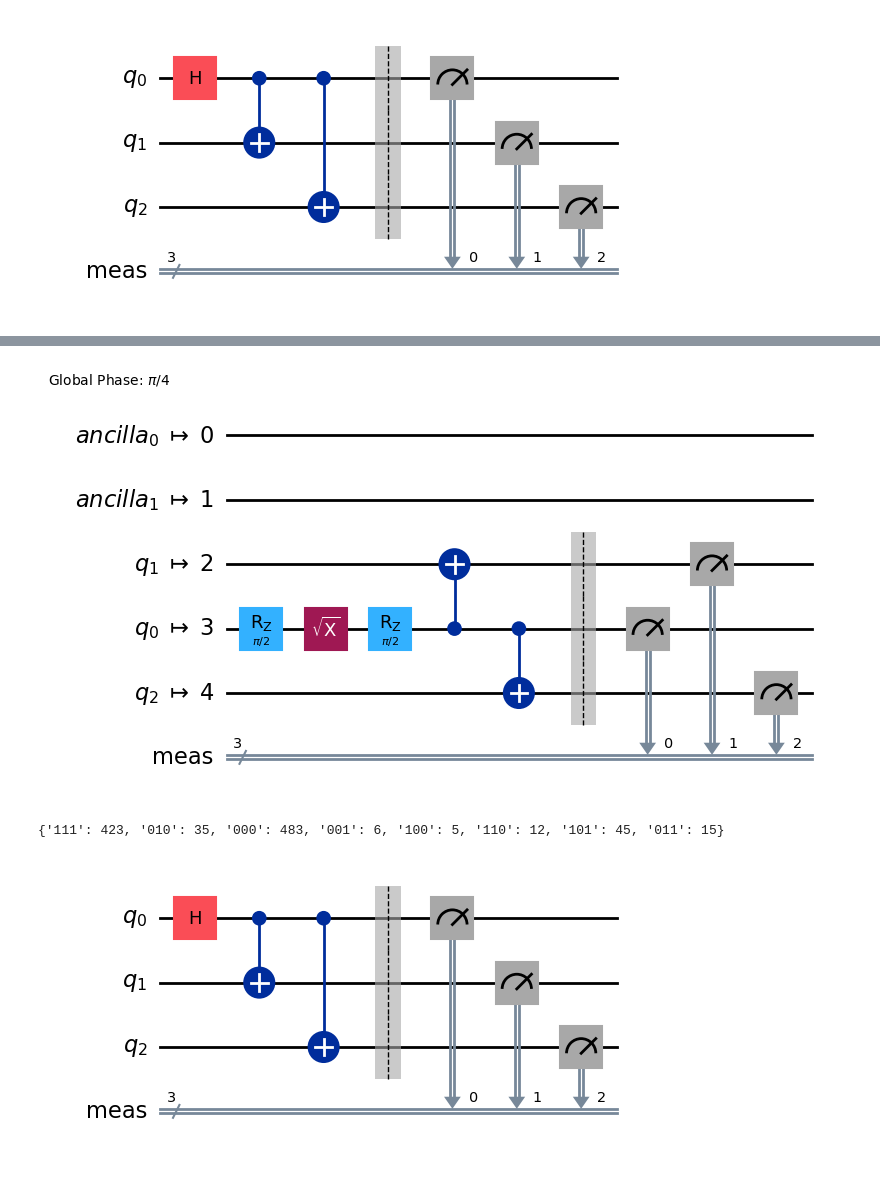
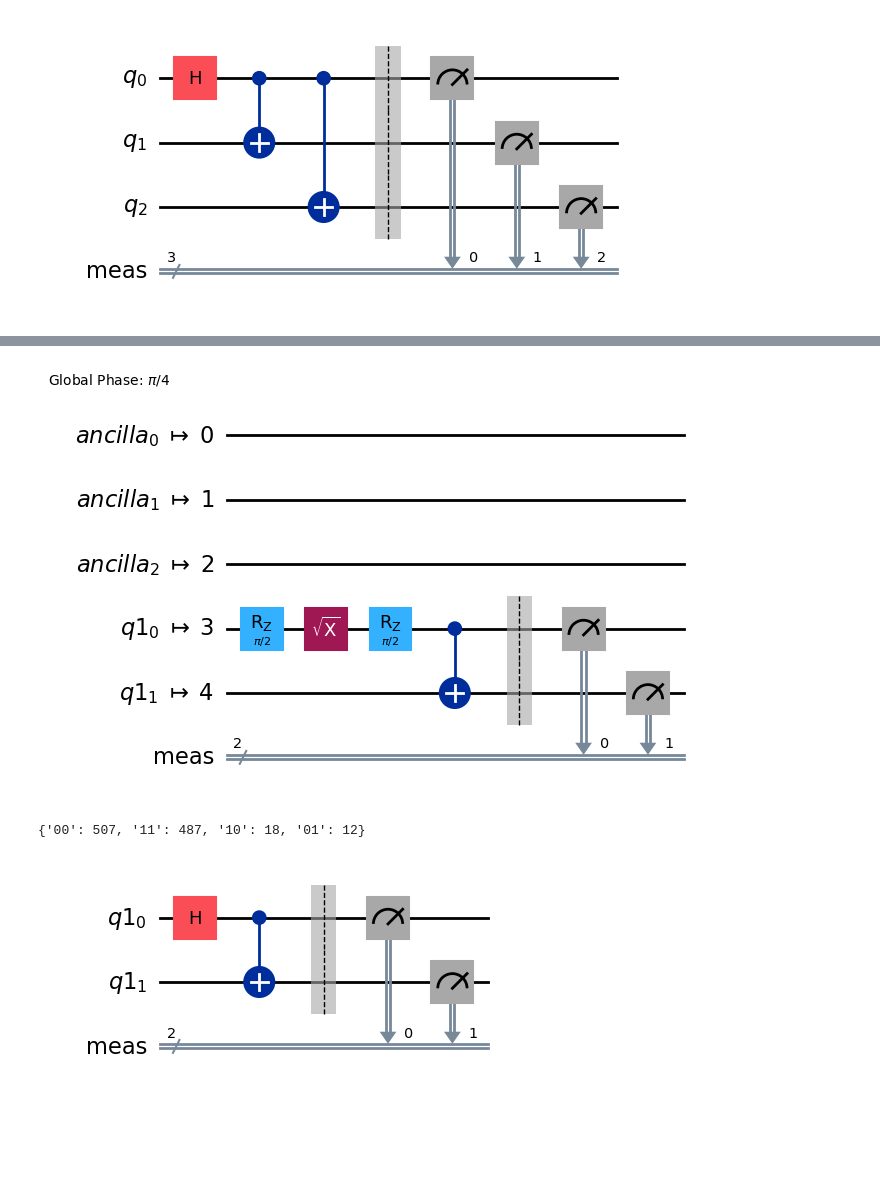
Before and after one commit to MagePro310/Quantum_Simulation_Scheduling_ver1, a Jupyter notebook: fake_provider.ipynb, the cells around one changed output, grey strips where cells are left out. Cells and saved outputs as stored; diff of their text form; code cells hidden in the pictures; blank space fills up the shorter version.

```diff
--- a/fake_provider.ipynb
+++ b/fake_provider.ipynb
@@ -52,6 +52,7 @@ print(circuitA.data)
 print(type(circuitA))
 print(type(circuit))
 circuitA.draw("mpl")
+circuitA.measure_all()
 # %% [output]
 Instruction(name='h', num_qubits=1, num_clbits=0, params=[])
 Instruction(name='cx', num_qubits=2, num_clbits=0, params=[])
@@ -63,10 +63,10 @@ Instruction(name='qpd_1q', num_qubits=1, num_clbits=0, params=[])
 # %%
 # Transpile the ideal circuit to a circuit that can be
 # directly executed by the backend
-transpiled_circuit = transpile(circuit, backend)
+transpiled_circuit = transpile(circuitA, backend)
 transpiled_circuit.draw('mpl', style="iqp")
 # %% [output]
-[figure, old version]
+[figure, new version]
 # %%
 # Run the transpiled circuit using the simulated fake backend
 sampler = SamplerV2(backend)
@@ -76,12 +76,12 @@ counts1 = pub_result.data.meas.get_counts()
 plot_histogram(counts1)
 print(counts1)
 # %% [output]
-{'111': 423, '010': 35, '000': 483, '001': 6, '100': 5, '110': 12, '101': 45, '011': 15}
+{'00': 507, '11': 487, '10': 18, '01': 12}
 # %%
 simulator = AerSimulator()
-transpiled_circuit_ideal = transpile(circuit, simulator)
+transpiled_circuit_ideal = transpile(circuitA, simulator)
 transpiled_circuit_ideal.draw('mpl', style="iqp")
 # %% [output]
-[figure, old version]
+[figure, new version]
 # %%
 # Run and get counts
```
Also changed, not shown: parts of 7 cells of this notebook, 14 other files.
